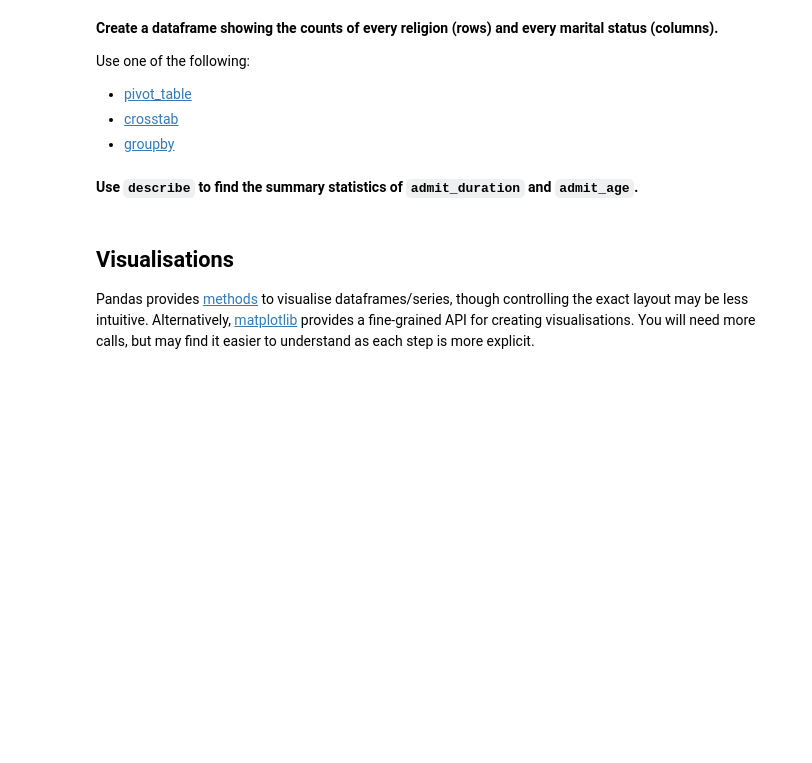
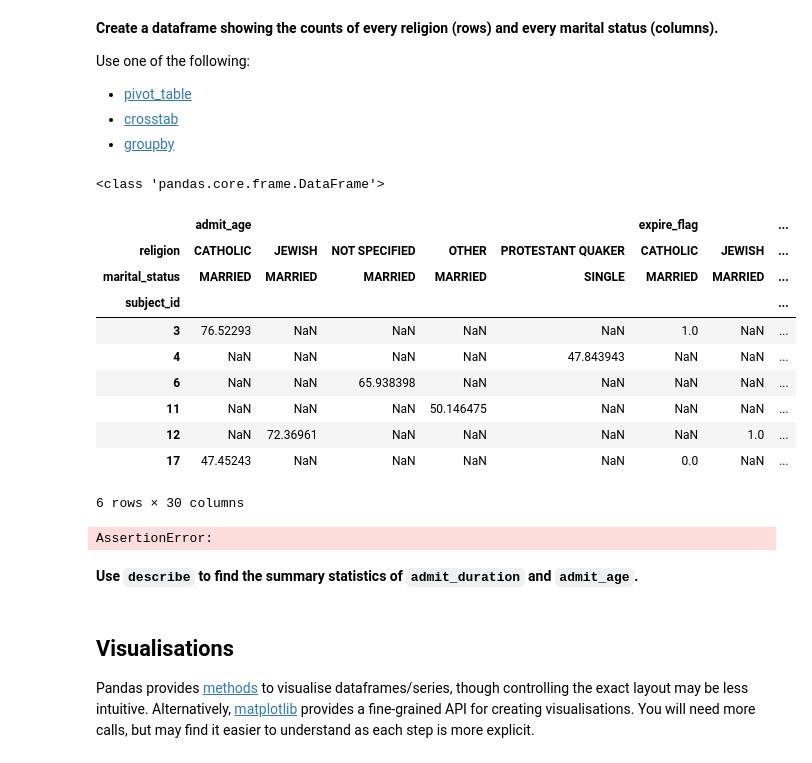
Before and after one commit to cesarz10/Data-Analytics-Healthcare, a Jupyter notebook: Lab_2_Pandas/Lab_2_Pandas.ipynb, the cells around one changed output. Drawn from its saved outputs; the diff is of its cells as text; code cells hidden in the pictures; blank space fills up the shorter version.

Commit message:
how to join 2 tables with pivot or crossing hmm.

```diff
--- a/Lab_2_Pandas/Lab_2_Pandas.ipynb
+++ b/Lab_2_Pandas/Lab_2_Pandas.ipynb
@@ -279,15 +303,28 @@ Use one of the following:
 - [crosstab](https://pandas.pydata.org/pandas-docs/stable/reference/api/pandas.crosstab.html)
 - [groupby](https://pandas.pydata.org/pandas-docs/stable/reference/api/pandas.DataFrame.groupby.html)
 # %%
-religion_marital_df = ...
-
-# YOUR CODE HERE
-raise NotImplementedError()
-
+# religion_marital_df = admissions.groupby(['religion', 'marital_status']).count().reset_index() # reset index makes the religion and
+religion_marital_df = pd.pivot_table(admissions, index=['subject_id'], columns=['religion', 'marital_status'], aggfunc=np.sum)
+print(type(religion_marital_df))
 religion_marital_df
+# %% [output]
+<class 'pandas.core.frame.DataFrame'>
+|  | admit_age |  |  |  |  | expire_flag |  | ... |
+| religion | CATHOLIC | JEWISH | NOT SPECIFIED | OTHER | PROTESTANT QUAKER | CATHOLIC | JEWISH | ... |
+| marital_status | MARRIED | MARRIED | MARRIED | MARRIED | SINGLE | MARRIED | MARRIED | ... |
+| subject_id |  |  |  |  |  |  |  | ... |
+| 3 | 76.52293 | NaN | NaN | NaN | NaN | 1.0 | NaN | ... |
+| 4 | NaN | NaN | NaN | NaN | 47.843943 | NaN | NaN | ... |
+| 6 | NaN | NaN | 65.938398 | NaN | NaN | NaN | NaN | ... |
+| 11 | NaN | NaN | NaN | 50.146475 | NaN | NaN | NaN | ... |
+| 12 | NaN | 72.36961 | NaN | NaN | NaN | NaN | 1.0 | ... |
+| 17 | 47.45243 | NaN | NaN | NaN | NaN | 0.0 | NaN | ... |
+6 rows × 30 columns
 # %%
 assert('DIVORCED' in religion_marital_df.columns)
 assert('BAPTIST' in religion_marital_df.index)
+# %% [output]
+AssertionError:
 # %% [markdown]
 **Use `describe` to find the summary statistics of `admit_duration` and `admit_age`.**
 # %%
```
Also changed, not shown: parts of 10 cells of this notebook.
